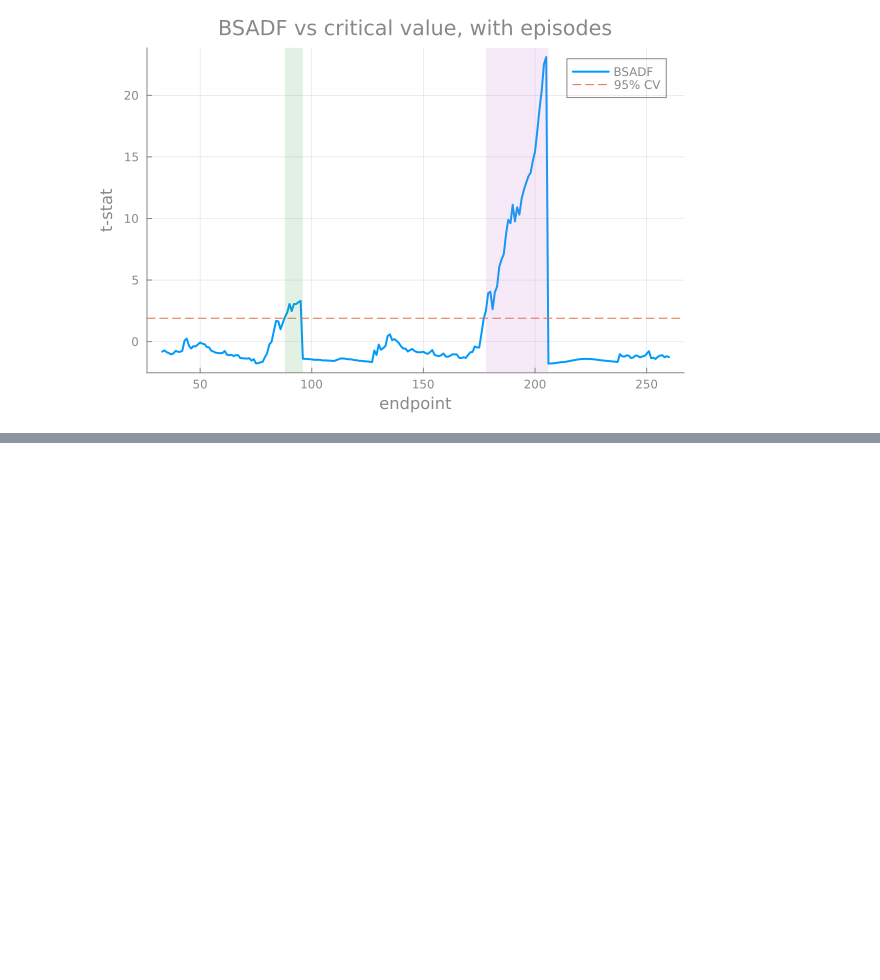
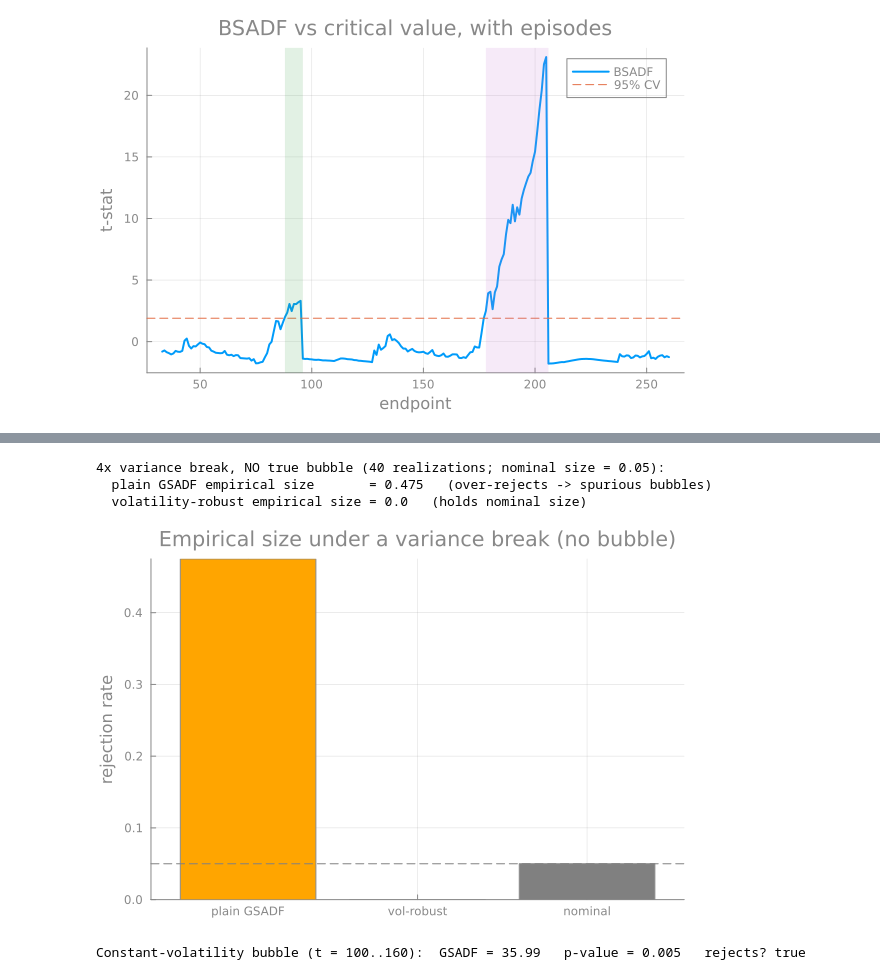
Before and after one commit to RiskLabAI/Notebooks.jl, a Jupyter notebook: Features/Structural Breaks/GSADF_MultipleBubbles.ipynb, the cells around one changed output, grey strips where cells are left out. Cells and saved outputs as stored; diff of their text form; code cells hidden in the pictures; blank space fills up the shorter version.

```diff
--- a/Features/Structural Breaks/GSADF_MultipleBubbles.ipynb
+++ b/Features/Structural Breaks/GSADF_MultipleBubbles.ipynb
@@ -92,0 +112,56 @@ Detected episodes (origination, collapse): [(88, 96), (178, 206)]
+# %%
+# WAVE29-BREAKS: empirical SIZE of plain GSADF vs vol-robust under a 4x variance break
+function variance_break_size(; n = 200, reps = 40)
+    nmin = psy_minimum_window(n)
+    homosk_cv = simulate_psy_critical_values(n, nmin; n_simulations = 400,
+                                             rng = MersenneTwister(0)).gsadf_global_cv
+    plain_rejections = 0
+    vr_rejections = 0
+    for r in 1:reps
+        rng = MersenneTwister(1000 + r)
+        shocks = randn(rng, n)
+        shocks[(n ÷ 2 + 1):end] .*= 4.0          # 4x variance break, NO explosive root
+        y = cumsum(shocks)
+        get_gsadf_statistic(y, nmin, "c", 0) > homosk_cv && (plain_rejections += 1)
+        volatility_robust_sadf(y; n_bootstrap = 99, random_state = r).reject_gsadf &&
+            (vr_rejections += 1)
+    end
+    return homosk_cv, plain_rejections / reps, vr_rejections / reps
+end
+
+homosk_cv, plain_size, vr_size = variance_break_size()
+println("4x variance break, NO true bubble (40 realizations; nominal size = 0.05):")
+println("  plain GSADF empirical size       = ", round(plain_size, digits = 3),
+        "   (over-rejects -> spurious bubbles)")
+println("  volatility-robust empirical size = ", round(vr_size, digits = 3),
+        "   (holds nominal size)")
+# %% [output]
+4x variance break, NO true bubble (40 realizations; nominal size = 0.05):
+  plain GSADF empirical size       = 0.475   (over-rejects -> spurious bubbles)
+  volatility-robust empirical size = 0.0   (holds nominal size)
+# %%
+# WAVE29-BREAKS: empirical size, plain vs vol-robust vs nominal
+bar(["plain GSADF", "vol-robust", "nominal"], [plain_size, vr_size, 0.05];
+    legend = false, ylabel = "rejection rate",
+    title = "Empirical size under a variance break (no bubble)",
+    color = [:orange, :dodgerblue, :gray])
+hline!([0.05]; ls = :dash, color = :gray)
+# %% [output]
+[figure, added]
+# %%
+# WAVE29-BREAKS: a genuine constant-volatility bubble is still detected (modest power cost)
+function constant_vol_bubble(; n = 300, c = 1.06, lo = 100, hi = 160, seed = 3)
+    rng = MersenneTwister(seed)
+    y = zeros(n)
+    for t in 2:n
+        y[t] = (lo <= t < hi ? c * y[t-1] : y[t-1]) + randn(rng)
+    end
+    return y
+end
+
+vr_bubble = volatility_robust_sadf(constant_vol_bubble(); n_bootstrap = 199, random_state = 1)
+println("Constant-volatility bubble (t = 100..160):  GSADF = ", round(vr_bubble.gsadf, digits = 2),
+        "   p-value = ", round(vr_bubble.gsadf_pvalue, digits = 3),
+        "   rejects? ", vr_bubble.reject_gsadf)
+# %% [output]
+Constant-volatility bubble (t = 100..160):  GSADF = 35.99   p-value = 0.005   rejects? true
```
Also changed, not shown: parts of 6 cells of this notebook, 1 other file.
